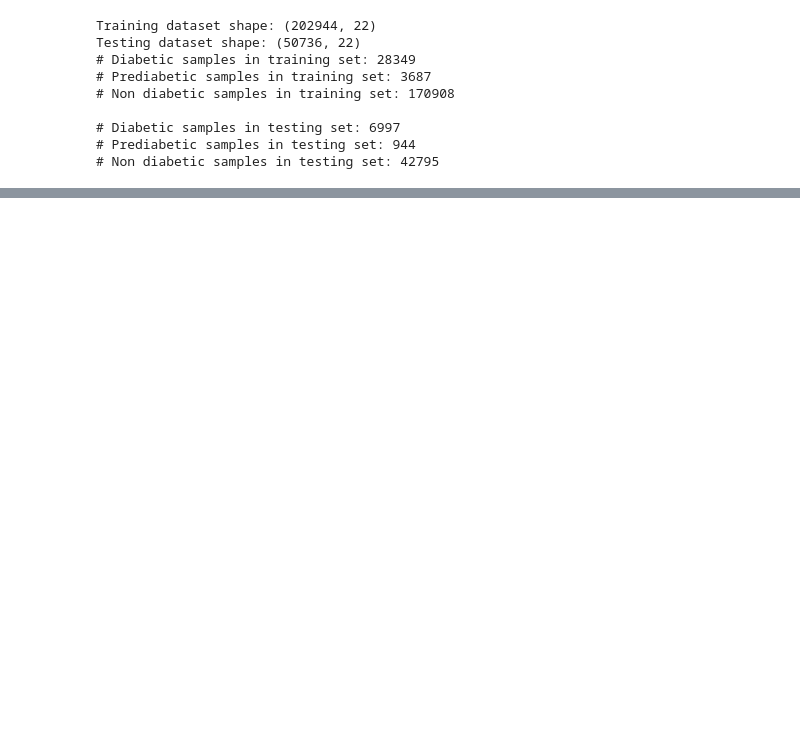
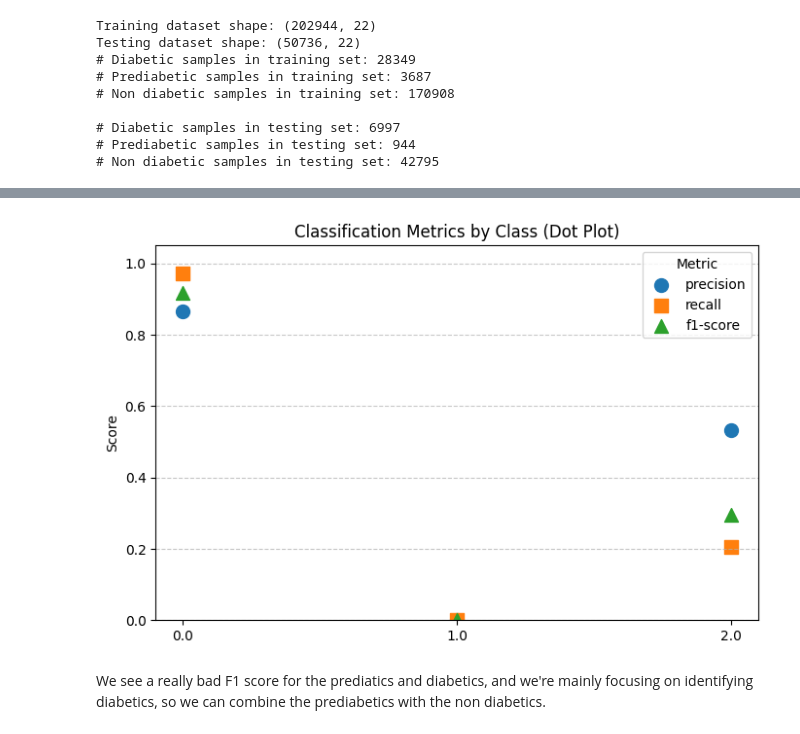
Before and after one commit to tinuh/cmsc320-final-project, a Jupyter notebook: CMSC320_Final_Project.ipynb, the cells around one changed output, grey strips where cells are left out. Cells and saved outputs as stored; diff of their text form; code cells hidden in the pictures; blank space fills up the shorter version.

```diff
--- a/CMSC320_Final_Project.ipynb
+++ b/CMSC320_Final_Project.ipynb
@@ -380,0 +391,29 @@ for model_name, model in models.items():
+# %%
+import matplotlib.pyplot as plt
+import pandas as pd
+from sklearn.metrics import classification_report
+
+# Generate classification report as dictionary
+report_dict = classification_report(y_test, y_pred, output_dict=True)
+report_df = pd.DataFrame(report_dict).transpose()
+
+# Keep only the actual classes and selected metrics
+metrics = ['precision', 'recall', 'f1-score']
+report_df = report_df.loc[report_df.index[:-3], metrics]
+
+# Plot dot plot
+plt.figure(figsize=(8,5))
+markers = ['o', 's', '^']  # different markers for each metric
+for i, metric in enumerate(metrics):
+    plt.scatter(report_df.index, report_df[metric], label=metric, s=100, marker=markers[i])
+
+plt.title('Classification Metrics by Class (Dot Plot)')
+plt.ylabel('Score')
+plt.ylim(0, 1.05)
+plt.legend(title='Metric')
+plt.grid(axis='y', linestyle='--', alpha=0.7)
+plt.show()
+# %% [output]
+[figure, added]
+# %% [markdown]
+We see a really bad F1 score for the prediatics and diabetics, and we're mainly focusing on identifying diabetics, so we can combine the prediabetics with the non diabetics.
```
Also changed, not shown: parts of 16 cells of this notebook, 2 other files.
